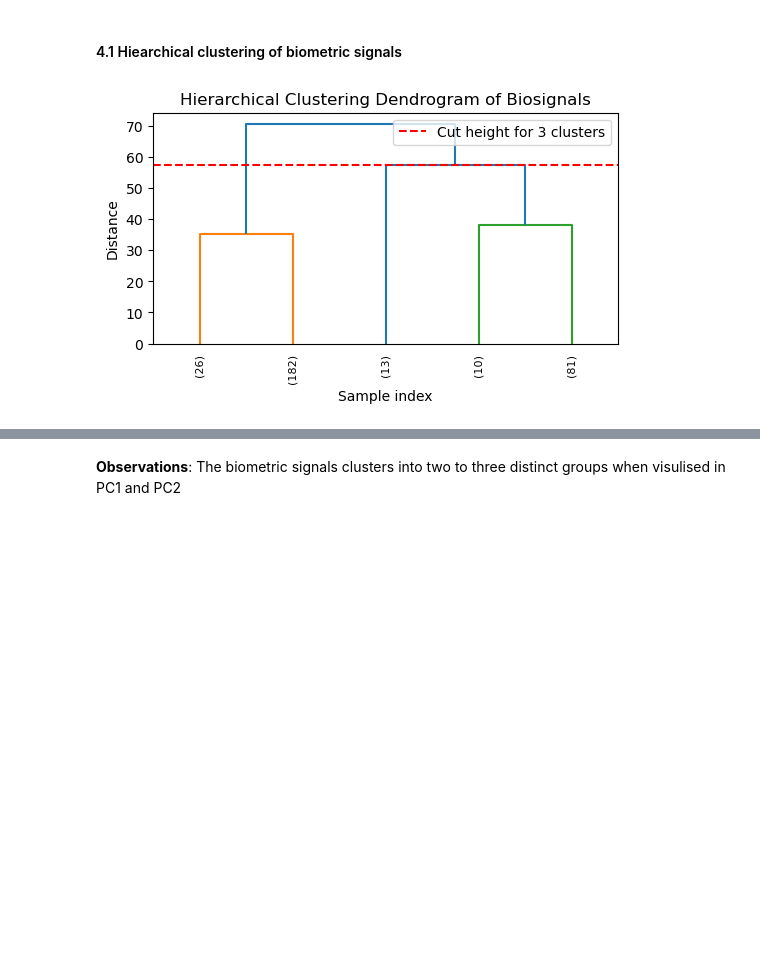
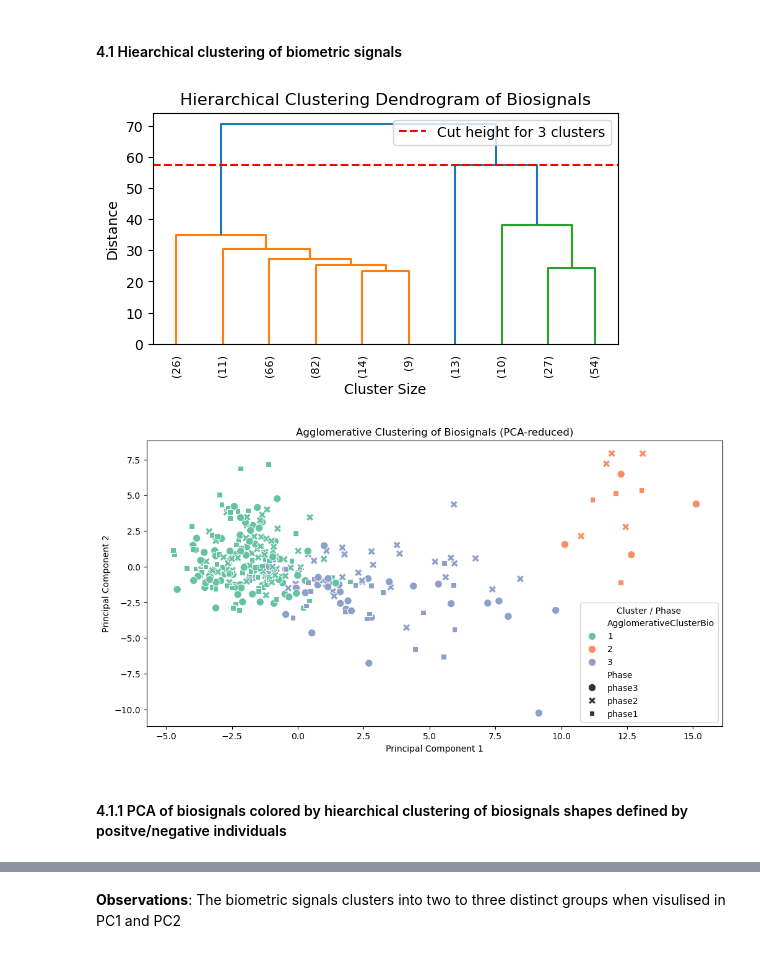
Before and after one commit to AntonWangDTU/case_2, a Jupyter notebook: src_anton/case_2_data.ipynb, the cells around one changed output, grey strips where cells are left out. Drawn from its saved outputs; the diff is of its cells as text; code cells hidden in the pictures; blank space fills up the shorter version.

```diff
--- a/src_anton/case_2_data.ipynb
+++ b/src_anton/case_2_data.ipynb
@@ -184,38 +184,81 @@ plt.show()
 # %% [markdown]
 #### 4.1 Hiearchical clustering of biometric signals
 # %%
-from scipy.cluster.hierarchy import dendrogram, linkage, fcluster
-import matplotlib.pyplot as plt
-import numpy as np
+# Create a mapping for the cohort transformation
+cohort_map = {
+    'D1_1': 'D1_1',
+    'D1_2': 'D1_2',
+    'D1_3': 'D1_3',
+    'D1_4': 'D1_3',
+    'D1_5': 'D1_3',
+    'D1_6': 'D1_3'
+}
+
+# Create new column with transformed cohorts
+data_pd['CohortGrouped'] = data_pd['Cohort'].map(cohort_map)
+#Make correlation hea
 
 # --- Standardize the biometric features ---
 scaler = StandardScaler()
 biometric_scaled = scaler.fit_transform(biometric_df)
 
 # --- Perform hierarchical clustering ---
 Z = linkage(biometric_scaled, method='ward', metric='euclidean')
 
 # --- Choose number of clusters ---
 n_clusters = 3
 
 # --- Find the appropriate height to cut the dendrogram ---
 # The distance at which to cut to get `n_clusters`
 cut_height = Z[-n_clusters + 1, 2]
 
 # --- Plot dendrogram with horizontal cut line ---
 plt.figure(figsize=(6, 3))
 plt.title('Hierarchical Clustering Dendrogram of Biosignals')
-plt.xlabel('Sample index')
+plt.xlabel('Cluster Size')
 plt.ylabel('Distance')
 
 dendrogram(Z,
            truncate_mode='lastp',
            leaf_rotation=90.,
            leaf_font_size=8.,
            color_threshold=cut_height,
-           p=5)
+           p=10)
 plt.axhline(y=cut_height, c='red', linestyle='--', label=f'Cut height for {n_clusters} clusters')
 plt.legend()
 plt.show()
+
+# --- Optional: Cut the dendrogram to form flat clusters ---
+# Here we choose to form 3 clusters (you can change 3 to another number)
+
+cluster_labels = fcluster(Z, t=n_clusters, criterion='maxclust')
+
+# --- Add the cluster labels back to the dataset ---
+data_pd['AgglomerativeClusterBio'] = cluster_labels
+
+# --- (Optional) Visualize clusters using PCA ---
+pca = PCA(n_components=2)
+pca_components = pca.fit_transform(biometric_scaled)
+
+
+
+# Plot
+plt.figure(figsize=(12, 6))
+sns.scatterplot(
+    x=pca_components[:, 0],
+    y=pca_components[:, 1],
+    hue=data_pd['AgglomerativeClusterBio'],       # color by cluster
+    style=data_pd['Phase'],                    # shape by phase
+    palette='Set2',
+    s=80                                       # optional: size of points
+)
+plt.title('Agglomerative Clustering of Biosignals (PCA-reduced)')
+plt.xlabel('Principal Component 1')
+plt.ylabel('Principal Component 2')
+plt.legend(title='Cluster / Phase')
+plt.show()
 # %% [output]
-[figure, old version]
+[figure, new version]
+[figure, added]
+# %% [markdown]
+#### 4.1.1 PCA of biosignals colored by hiearchical clustering of biosignals shapes defined by positve/negative individuals
```
Also changed, not shown: parts of 14 cells of this notebook.
